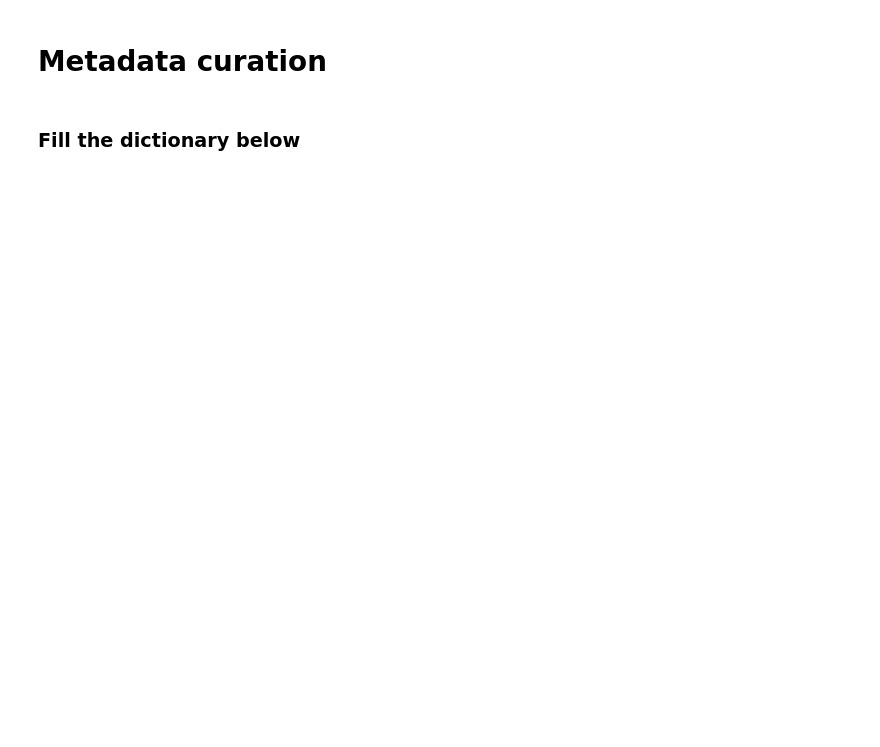
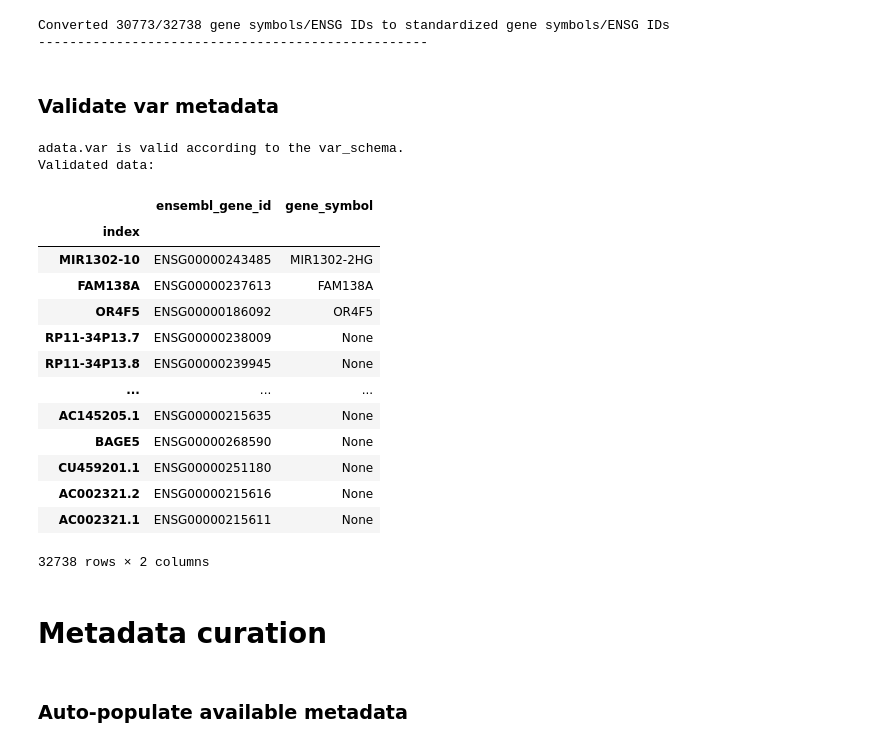
Before and after one commit to EMBL-EBI-ABC/PerturbationCatalogue, a Jupyter notebook: data_exploration/Perturbseq/curation_notebooks/adamson_2016_upr_perturb_seq.ipynb, the cells around one changed output. Cells and saved outputs as stored; diff of their text form; code cells hidden in the pictures; blank space fills up the shorter version.

```diff
--- a/data_exploration/Perturbseq/curation_notebooks/adamson_2016_upr_perturb_seq.ipynb
+++ b/data_exploration/Perturbseq/curation_notebooks/adamson_2016_upr_perturb_seq.ipynb
@@ -464,0 +15,8 @@ AnnData object with n_obs × n_vars = 62623 × 32738
+# %%
+cur_data = CuratedDataset(
+    obs_schema=ObsSchema,
+    var_schema=VarSchema,
+    exp_metadata_schema=Experiment,
+    data_source_link = "https://zenodo.org/records/7041849/files/AdamsonWeissman2016_GSM2406681_10X010.h5ad",
+    noncurated_path = "../non_curated/h5ad/adamson_2016_upr_perturb_seq.h5ad"
+)
@@ -464,0 +25,5 @@ AnnData object with n_obs × n_vars = 62623 × 32738
+# %%
+cur_data.download_data()
+cur_data.load_data()
+# show the data
+cur_data.show_obs()
@@ -465,4 +472,32 @@ AnnData object with n_obs × n_vars = 62623 × 32738
+# %%
+cur_data.standardize_genes(
+    slot="var", input_column="ensembl_id", input_column_type="ensembl_gene_id"
+)
+# %% [output]
+Converted 30773/32738 gene symbols/ENSG IDs to standardized gene symbols/ENSG IDs
+--------------------------------------------------
+# %% [markdown]
+### Validate var metadata
+# %%
+cur_data.validate_data(slot='var')
+# %% [output]
+adata.var is valid according to the var_schema.
+Validated data:
+|  | ensembl_gene_id | gene_symbol |
+| index |  |  |
+| MIR1302-10 | ENSG00000243485 | MIR1302-2HG |
+| FAM138A | ENSG00000237613 | FAM138A |
+| OR4F5 | ENSG00000186092 | OR4F5 |
+| RP11-34P13.7 | ENSG00000238009 | None |
+| RP11-34P13.8 | ENSG00000239945 | None |
+| ... | ... | ... |
+| AC145205.1 | ENSG00000215635 | None |
+| BAGE5 | ENSG00000268590 | None |
+| CU459201.1 | ENSG00000251180 | None |
+| AC002321.2 | ENSG00000215616 | None |
+| AC002321.1 | ENSG00000215611 | None |
+32738 rows × 2 columns
 # %% [markdown]
 # Metadata curation
-# %% [markdown]
-### Fill the dictionary below
+# %% [markdown]
+### Auto-populate available metadata
```
Also changed, not shown: parts of 127 cells of this notebook, 3 other files.
